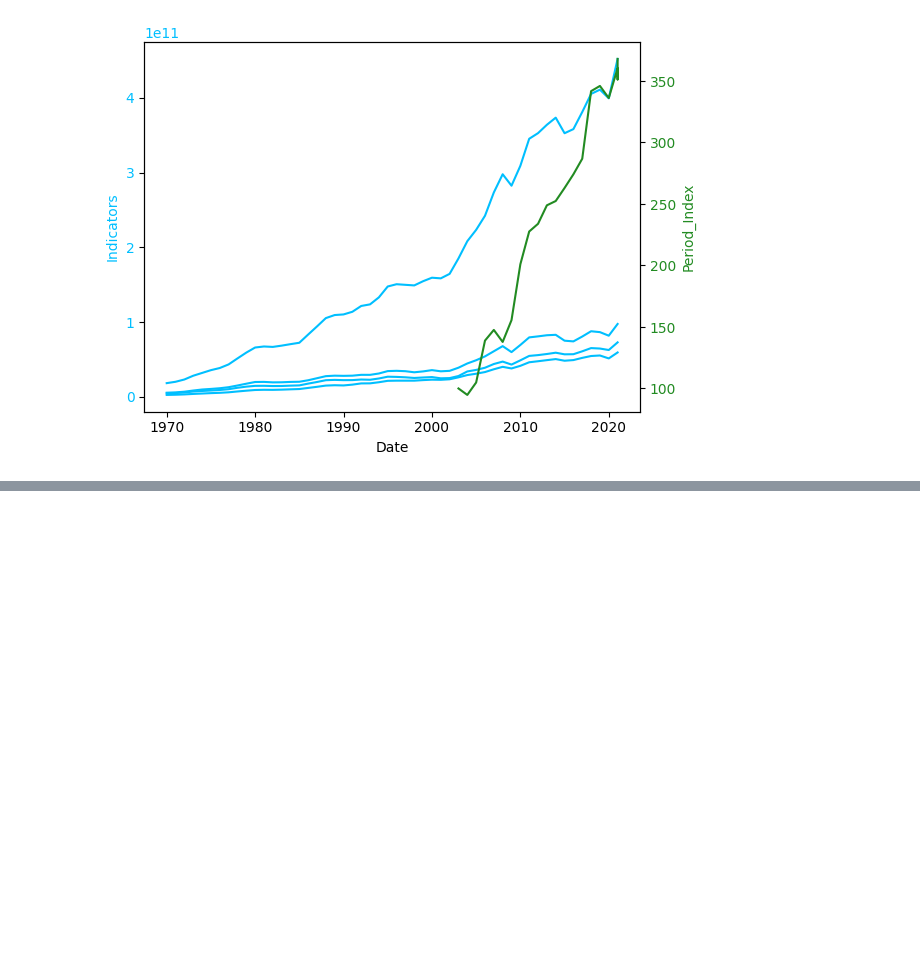
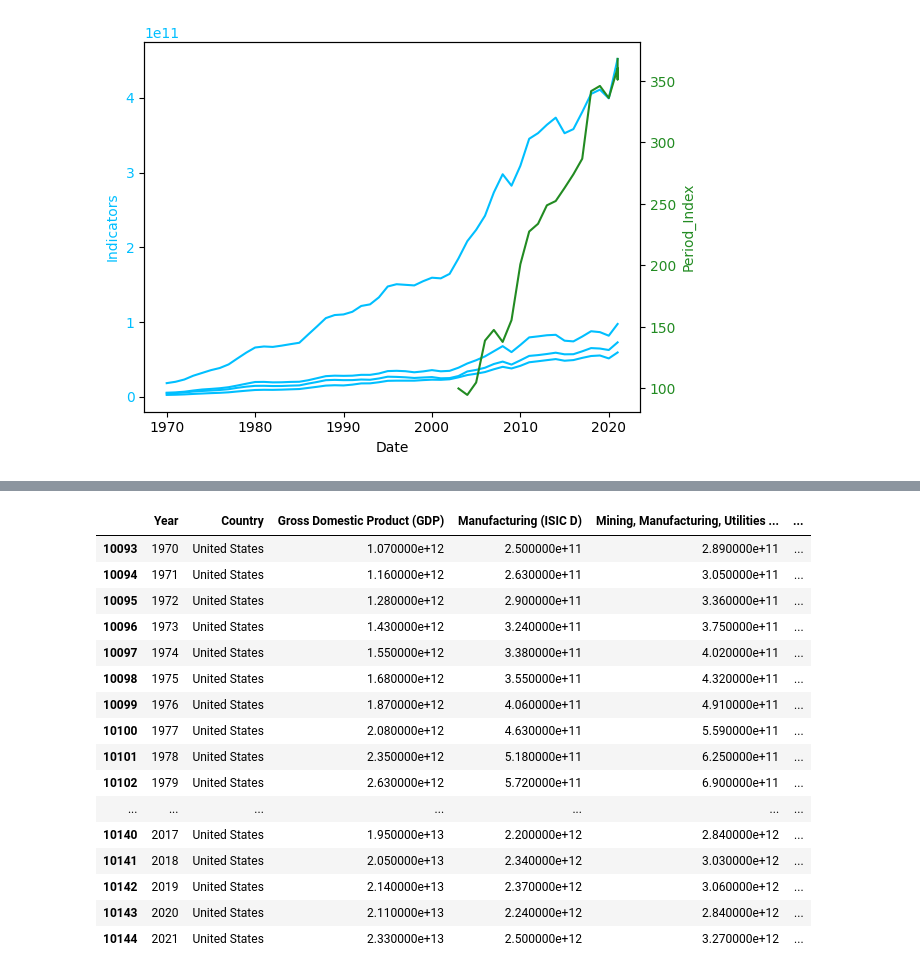
Before and after one commit to maximarbuzov/maxim, a Jupyter notebook: Untitled7.ipynb, the cells around one changed output, grey strips where cells are left out. Cells and saved outputs as stored; diff of their text form; code cells hidden in the pictures; blank space fills up the shorter version.

```diff
--- a/Untitled7.ipynb
+++ b/Untitled7.ipynb
@@ -1183,0 +1204,20 @@ plt.show()
+# %%
+df_US
+# %% [output]
+|  | Year | Country | Gross Domestic Product (GDP) | Manufacturing (ISIC D) | Mining, Manufacturing, Utilities ... | ... |
+| 10093 | 1970 | United States | 1.070000e+12 | 2.500000e+11 | 2.890000e+11 | ... |
+| 10094 | 1971 | United States | 1.160000e+12 | 2.630000e+11 | 3.050000e+11 | ... |
+| 10095 | 1972 | United States | 1.280000e+12 | 2.900000e+11 | 3.360000e+11 | ... |
+| 10096 | 1973 | United States | 1.430000e+12 | 3.240000e+11 | 3.750000e+11 | ... |
+| 10097 | 1974 | United States | 1.550000e+12 | 3.380000e+11 | 4.020000e+11 | ... |
+| 10098 | 1975 | United States | 1.680000e+12 | 3.550000e+11 | 4.320000e+11 | ... |
+| 10099 | 1976 | United States | 1.870000e+12 | 4.060000e+11 | 4.910000e+11 | ... |
+| 10100 | 1977 | United States | 2.080000e+12 | 4.630000e+11 | 5.590000e+11 | ... |
+| 10101 | 1978 | United States | 2.350000e+12 | 5.180000e+11 | 6.250000e+11 | ... |
+| 10102 | 1979 | United States | 2.630000e+12 | 5.720000e+11 | 6.900000e+11 | ... |
+| ... | ... | ... | ... | ... | ... | ... |
+| 10140 | 2017 | United States | 1.950000e+13 | 2.200000e+12 | 2.840000e+12 | ... |
+| 10141 | 2018 | United States | 2.050000e+13 | 2.340000e+12 | 3.030000e+12 | ... |
+| 10142 | 2019 | United States | 2.140000e+13 | 2.370000e+12 | 3.060000e+12 | ... |
+| 10143 | 2020 | United States | 2.110000e+13 | 2.240000e+12 | 2.840000e+12 | ... |
+| 10144 | 2021 | United States | 2.330000e+13 | 2.500000e+12 | 3.270000e+12 | ... |
```
Also changed, not shown: parts of 6 cells of this notebook.
